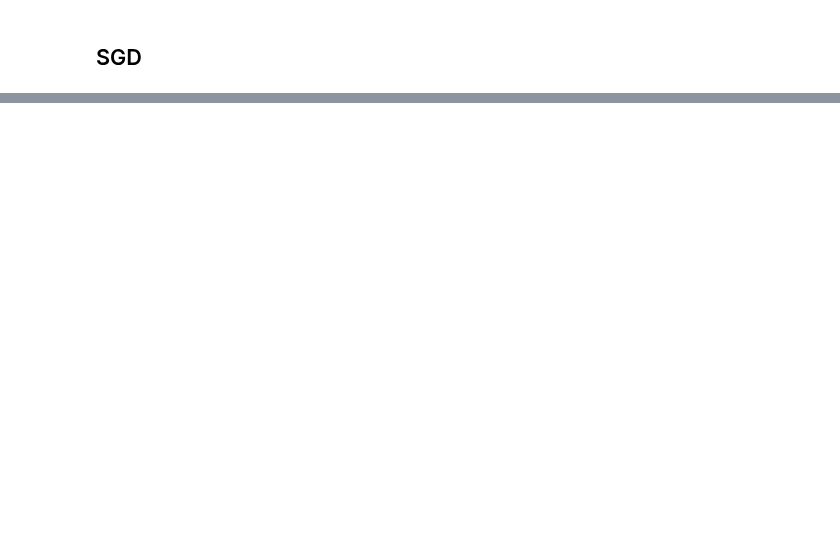
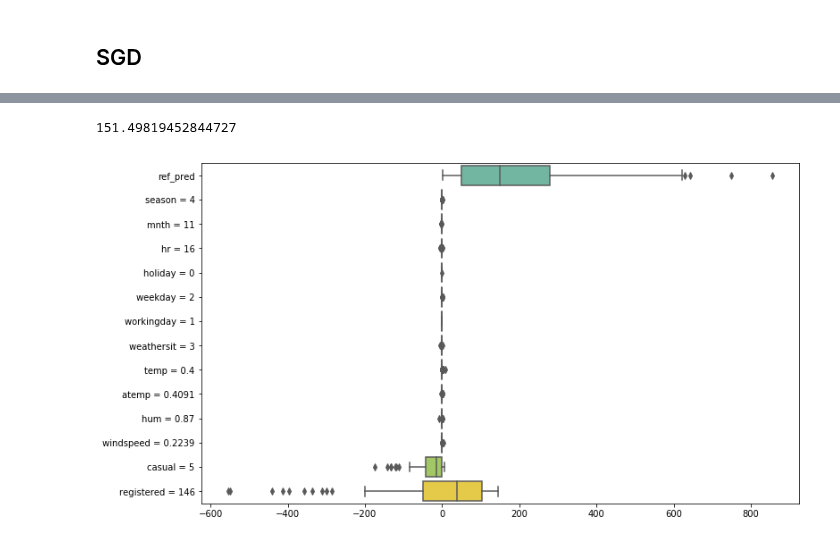
Before and after one commit to ThalesGroup/shapkit, a Jupyter notebook: tutorials/regression.ipynb, the cells around one changed output, grey strips where cells are left out. Cells and saved outputs as stored; diff of their text form; code cells hidden in the pictures; blank space fills up the shorter version.

```diff
--- a/tutorials/regression.ipynb
+++ b/tutorials/regression.ipynb
@@ -200,0 +208,5 @@ dtype: float64
+# %%
+n_ref = 100
+idx_ref = np.random.choice(X_train.shape[0], size=n_ref).flatten()
+pool_ref = X_train.iloc[idx_ref]
+pool_ref.head(5)
@@ -200,0 +220,9 @@ dtype: float64
+# %%
+x_attributes = [feature + " = " + str(val) for feature, val in x.iteritems()]
+pool_shapley = pd.DataFrame(np.zeros((n_ref, d+1)), columns=["ref_pred"] + x_attributes)
+for i in range(n_ref):
+    r = pool_ref.iloc[i]
+    ref_pred = fc(r.values)
+    pool_shapley.iloc[i,0] = ref_pred
+    mc_shap = MonteCarloShapley(x=x, fc=fc, r=r, n_iter=100)
+    pool_shapley.iloc[i,1:] = mc_shap.values
@@ -200,0 +262,10 @@ dtype: float64
+# %%
+np.sum(mean_pool_shap)
+# %% [output]
+151.49819452844727
+# %%
+plt.figure(figsize=(12,7))
+ax = sns.boxplot(data=pool_shapley, orient="h", palette="Set2")
+plt.show()
+# %% [output]
+[figure, added]
```
Also changed, not shown: parts of 11 cells of this notebook, 21 other files.
